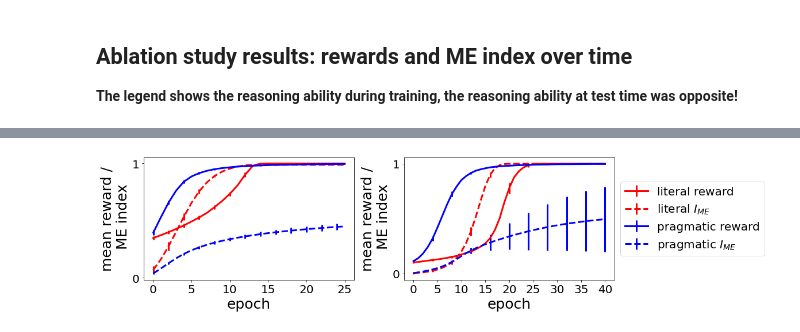
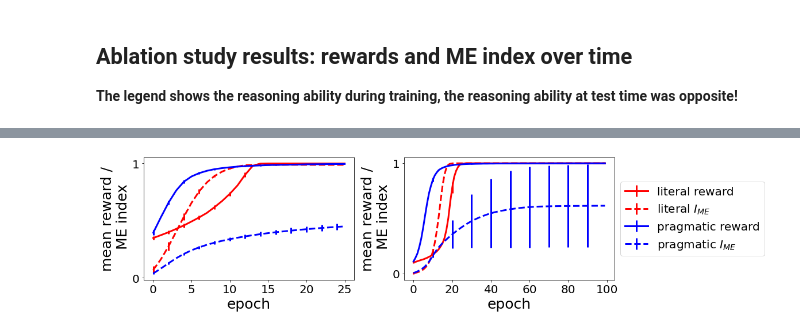
Before and after one commit to alv1nn/bilingual_agents_me_bias, a Jupyter notebook: ME_bias/plot_ME_bias_bilingual.ipynb, the cells around one changed output, grey strips where cells are left out. Drawn from its saved outputs; the diff is of its cells as text; code cells hidden in the pictures.

```diff
--- a/ME_bias/plot_ME_bias_bilingual.ipynb
+++ b/ME_bias/plot_ME_bias_bilingual.ipynb
@@ -209,5 +226,5 @@ N=10 K=2: 0.504 0.017
 
 **The legend shows the reasoning ability during training, the reasoning ability at test time was opposite!**
 # %%
-plot_rewards_plus_me_index_single_agent(ablation=True)
+plot_rewards_plus_me_index_single_agent(ablation=True, n_ranges = [26, 100])
 # %% [output]
@@ -216 +231 @@ To enable them in other operations, rebuild TensorFlow with the appropriate comp
-[figure, old version]
+[figure, new version]
```
Also changed, not shown: parts of 7 cells of this notebook, 1 other file.
